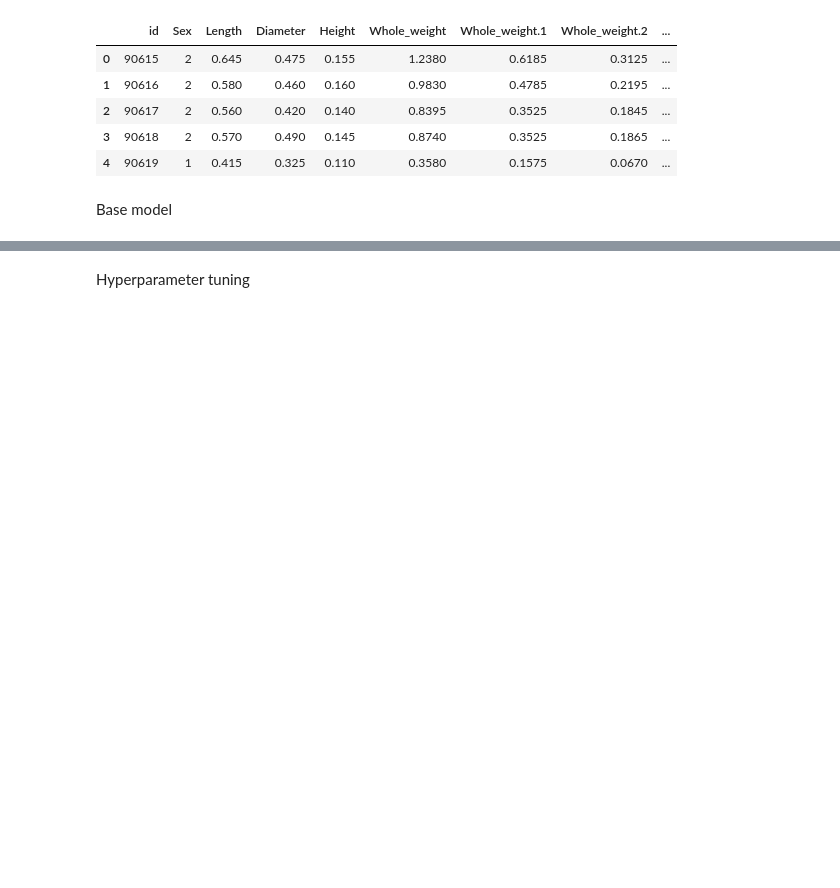
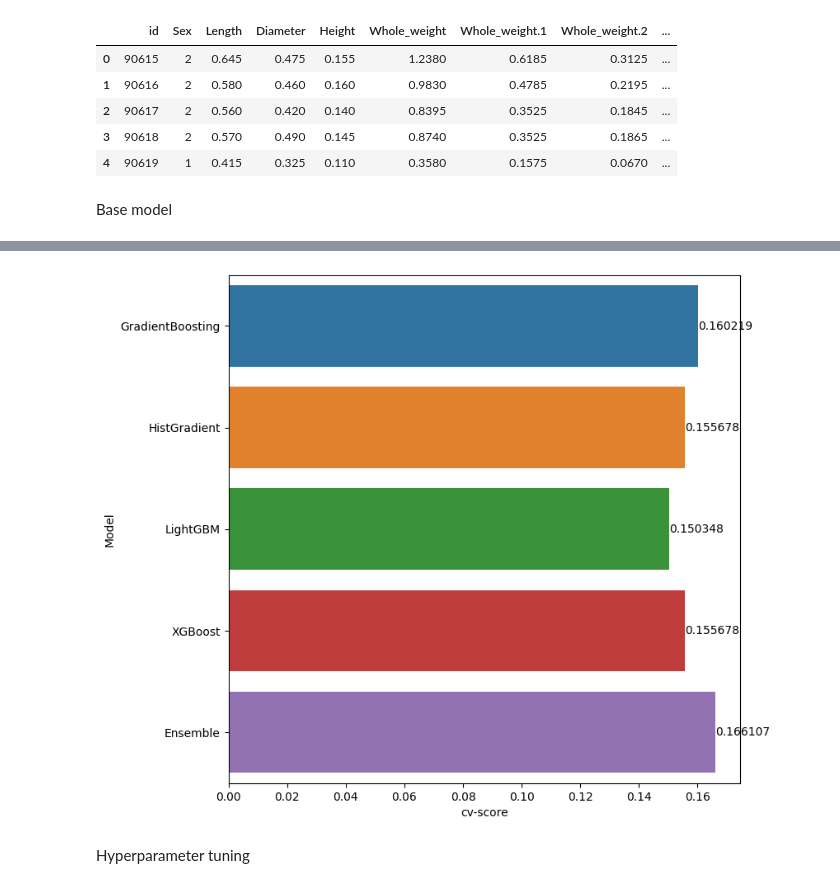
Before and after one commit to Szymqn/KaggleCompetitions, a Jupyter notebook: regression-with-an-abalone-dataset.ipynb, the cells around one changed output, grey strips where cells are left out. Saved outputs shown, nothing was run; the diff lists cells and outputs as text; code cells hidden in the pictures; blank space fills up the shorter version.

Commit message:
Kaggle Notebook | Regression with an Abalone Dataset | LightGBM with default hyperparameters

```diff
--- a/regression-with-an-abalone-dataset.ipynb
+++ b/regression-with-an-abalone-dataset.ipynb
@@ -225,16 +252,18 @@ skf = KFold(n_splits = 10, random_state = 42, shuffle = True)
 # %%
-# gb_cv_score = np.mean(gb_cv_scores)
-# hist_cv_score = np.mean(hist_cv_scores)
-# lgb_cv_score = np.mean(lgb_cv_scores)
-# xgb_cv_score = np.mean(xgb_cv_scores)
-# ens_cv_score = np.mean(ens_cv_scores)
+gb_cv_score = np.mean(gb_cv_scores)
+hist_cv_score = np.mean(hist_cv_scores)
+lgb_cv_score = np.mean(lgb_cv_scores)
+xgb_cv_score = np.mean(xgb_cv_scores)
+ens_cv_score = np.mean(ens_cv_scores)
 
-# model_perf = pd.DataFrame({'Model': ['GradientBoosting', 'HistGradient' ,'LightGBM', 'XGBoost', 'Ensemble'],
-#                            'cv-score': [gb_cv_score, hist_cv_score, lgb_cv_score, xgb_cv_score, ens_cv_score]})
+model_perf = pd.DataFrame({'Model': ['GradientBoosting', 'HistGradient' ,'LightGBM', 'XGBoost', 'Ensemble'],
+                           'cv-score': [gb_cv_score, hist_cv_score, lgb_cv_score, xgb_cv_score, ens_cv_score]})
 
-# plt.figure(figsize = (8, 8))
-# ax = sns.barplot(y = 'Model', x = 'cv-score', data = model_perf)
-# ax.bar_label(ax.containers[0]);
+plt.figure(figsize = (8, 8))
+ax = sns.barplot(y = 'Model', x = 'cv-score', data = model_perf)
+ax.bar_label(ax.containers[0]);
+# %% [output]
+[figure, added]
 # %% [markdown]
 Hyperparameter tuning
 # %%
```
Also changed, not shown: parts of 5 cells of this notebook.
